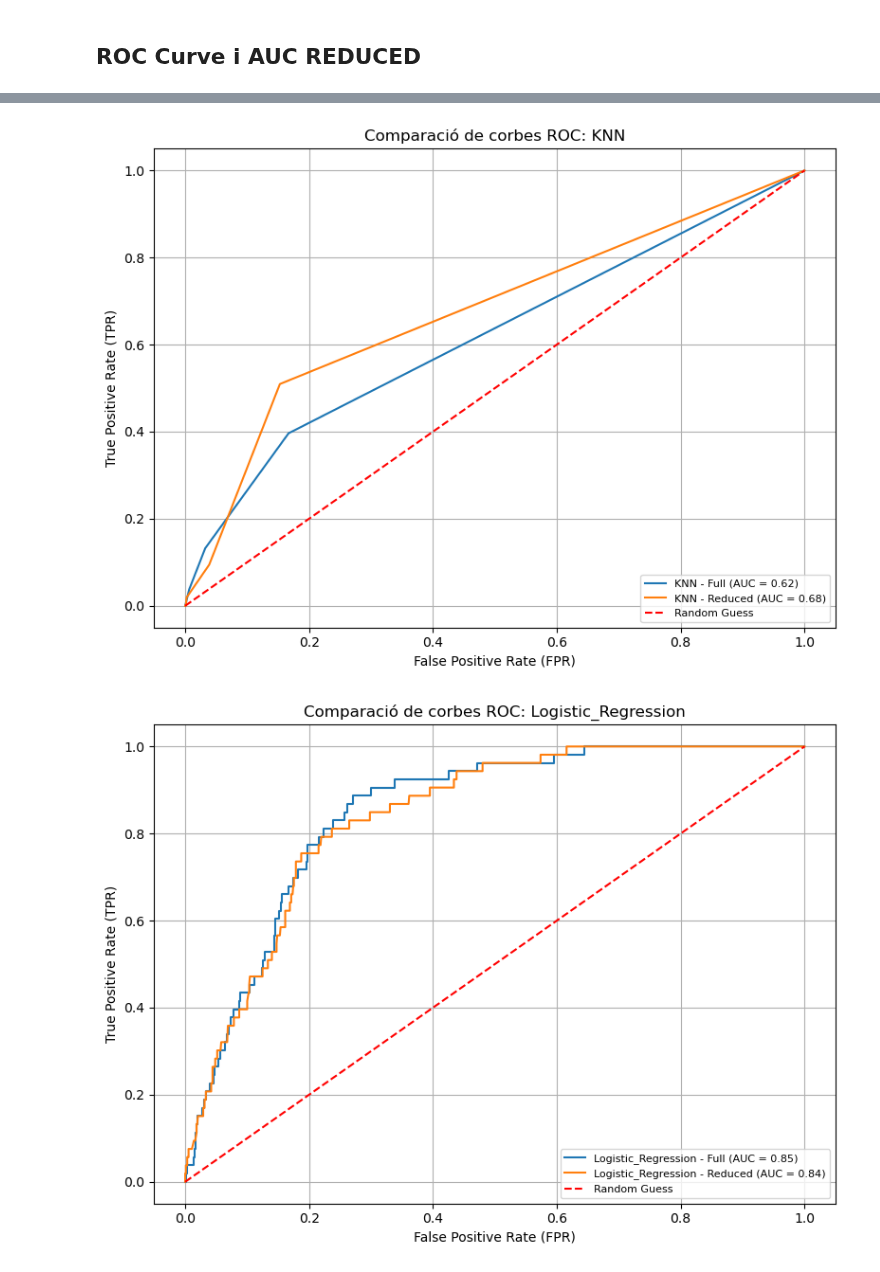
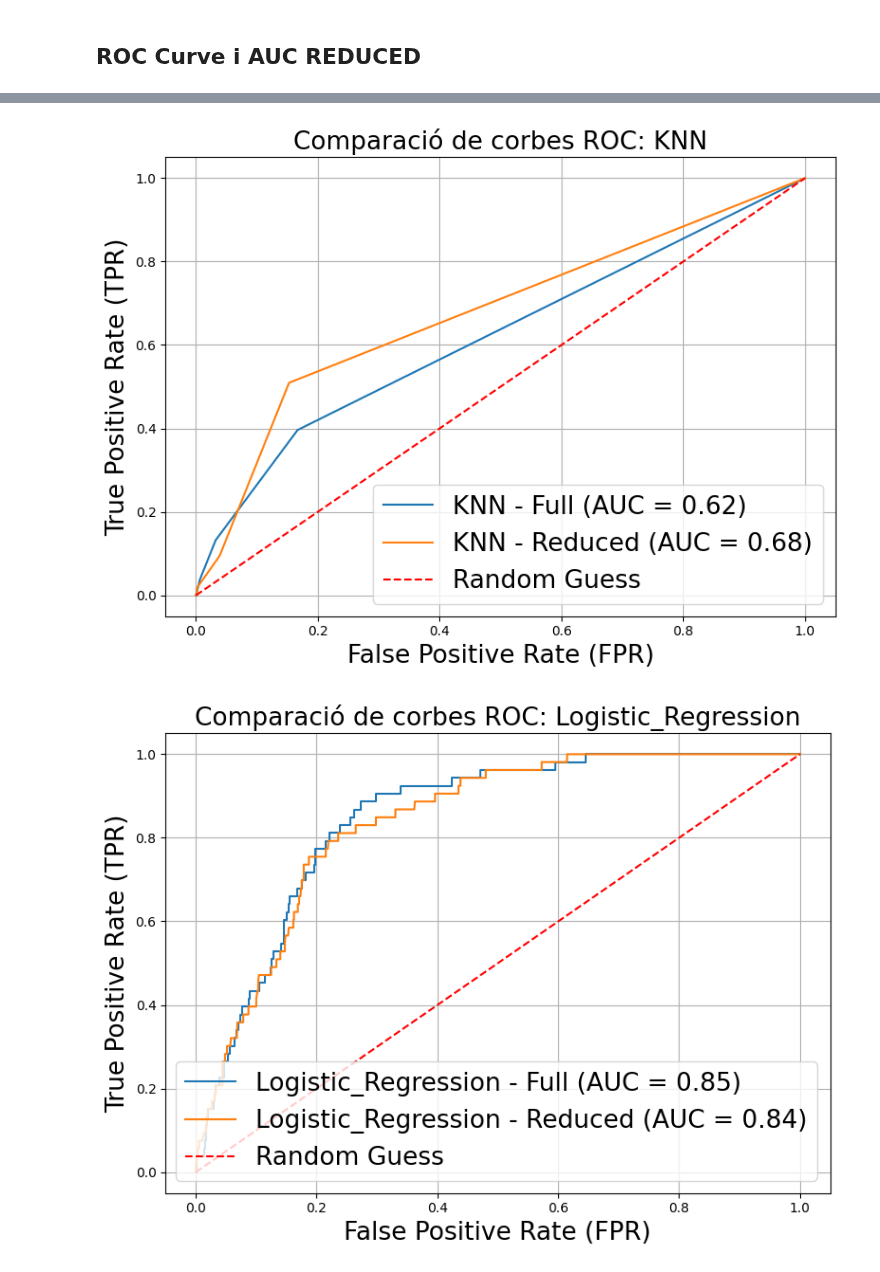
Before and after one commit to DCC-UAB/ACproject--11, a Jupyter notebook: notebooks_and_scripts/results_analysis.ipynb, the cells around one changed output, grey strips where cells are left out. Saved outputs shown, nothing was run; the diff lists cells and outputs as text; code cells hidden in the pictures.

Commit message:
larger text in roc curves

```diff
--- a/notebooks_and_scripts/results_analysis.ipynb
+++ b/notebooks_and_scripts/results_analysis.ipynb
@@ -5,7 +5,8 @@ import matplotlib.pyplot as plt
 # %% [markdown]
 ## ROC Curve i AUC FULL
 # %%
-output_dir="ROC_Data"
+output_dir = "ROC_Data"
+mida_text = 19
 
 if not os.path.exists(output_dir):
     print("La carpeta no existeix")
@@ -17,24 +18,24 @@ if not roc_files:
 
 plt.figure(figsize=(12, 8))
 for roc_file in roc_files:
-    #Nom del model
+    # Nom del model
     model_name = roc_file.replace('full_fpr.npy', '')
 
-    #Carregar les dades
+    # Carregar les dades
     fpr = np.load(os.path.join(output_dir, f"{model_name}full_fpr.npy"))
     tpr = np.load(os.path.join(output_dir, f"{model_name}full_tpr.npy"))
     auc = np.load(os.path.join(output_dir, f"{model_name}full_auc.npy"))[0]
 
-    #Afegir la corba al gràfic
+    # Afegir la corba al gràfic
     plt.plot(fpr, tpr, label=f"{model_name} (AUC = {auc:.2f})")
 
-#Afegir la línea aleatòria
+# Afegir la línia aleatòria
 plt.plot([0, 1], [0, 1], color='red', linestyle='--', label='Random Guess')
 
-plt.title('Comparació de ROC Curves')
-plt.xlabel('False Positive Rate (FPR)')
-plt.ylabel('True Positive Rate (TPR)')
-plt.legend(loc='lower right')
+plt.title('Comparació de ROC Curves', fontsize=mida_text)
+plt.xlabel('False Positive Rate (FPR)', fontsize=mida_text)
+plt.ylabel('True Positive Rate (TPR)', fontsize=mida_text)
+plt.legend(loc='lower right', fontsize=mida_text)
 plt.grid()
 plt.tight_layout()
 
@@ -118,10 +119,10 @@ for model_file_full in roc_files_full:
     # Línia aleatòria
     plt.plot([0, 1], [0, 1], color='red', linestyle='--', label='Random Guess')
 
-    plt.title(f'Comparació de corbes ROC: {model_name}')
-    plt.xlabel('False Positive Rate (FPR)')
-    plt.ylabel('True Positive Rate (TPR)')
-    plt.legend(loc='lower right', fontsize=8)
+    plt.title(f'Comparació de corbes ROC: {model_name}', fontsize=mida_text)
+    plt.xlabel('False Positive Rate (FPR)', fontsize=mida_text)
+    plt.ylabel('True Positive Rate (TPR)', fontsize=mida_text)
+    plt.legend(loc='lower right', fontsize=mida_text)
     plt.grid()
 
     # Guardar el plot com una imatge
@@ -134,2 +135,2 @@ for model_file_full in roc_files_full:
-[figure, old version]
+[figure, new version]
-[figure, old version]
+[figure, new version]
```
Also changed, not shown: parts of 3 cells of this notebook, 15 other files.
